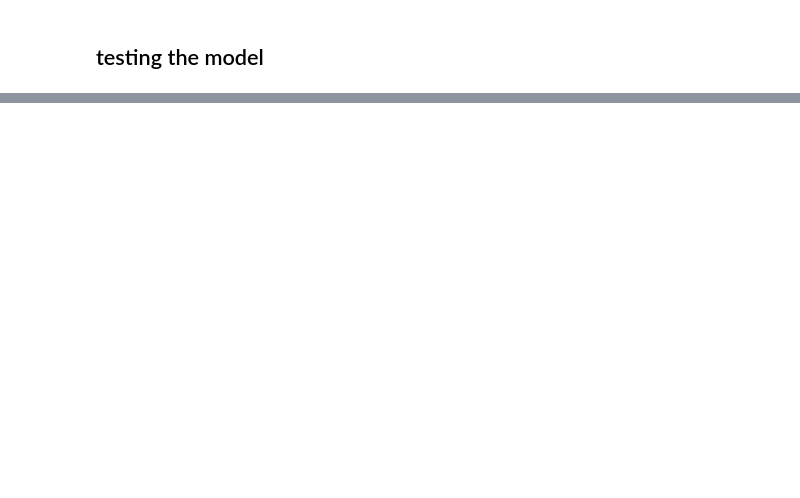
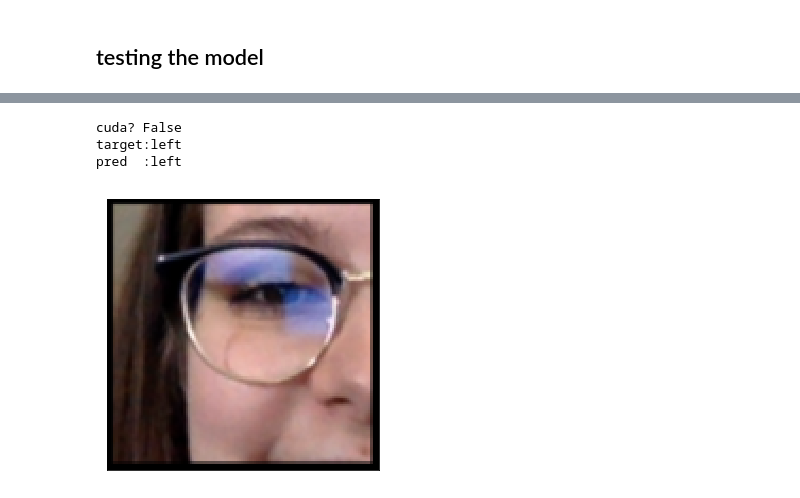
Before and after one commit to laurentperrinet/CatchTheEye, a Jupyter notebook: 2018-05-25_testing the model.ipynb, the cells around one changed output, grey strips where cells are left out. Cells and saved outputs as stored; diff of their text form; code cells hidden in the pictures; blank space fills up the shorter version.

```diff
--- a/2018-05-25_testing the model.ipynb
+++ b/2018-05-25_testing the model.ipynb
@@ -88,0 +65,9 @@ tensor([ 1,  2,  3,  2,  2,  2,  3,  3,  3,  1,  3,  1,  1,  2,
+# %%
+ml.args.batch_size = 1
+ml.d = Data(ml.args)
+fig, ax = ml.show()
+# %% [output]
+cuda? False
+target:left
+pred  :left
+[figure, added]
```
Also changed, not shown: parts of 6 cells of this notebook, 7 other files.
